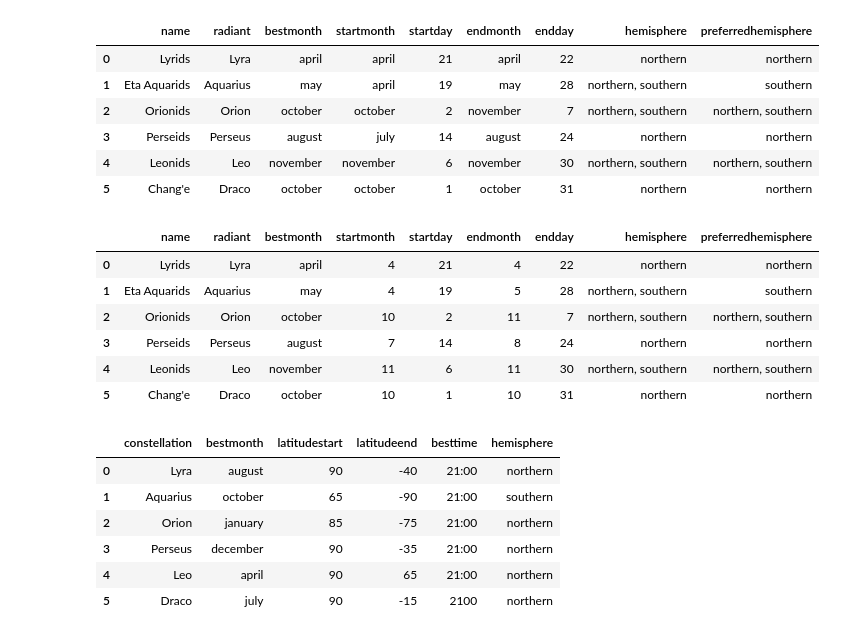
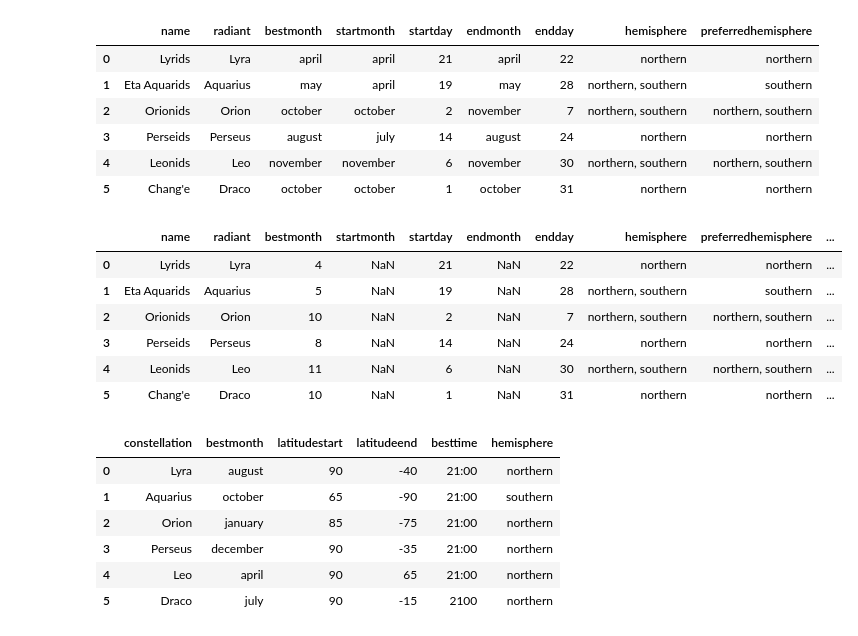
Before and after one commit to juhyun302/MS_pythonProject, a Jupyter notebook: 02_유성우_미션 4.ipynb, the cells around one changed output. Drawn from its saved outputs; the diff is of its cells as text; code cells hidden in the pictures.

```diff
--- a/02_유성우_미션 4.ipynb
+++ b/02_유성우_미션 4.ipynb
@@ -959,17 +959,18 @@ new_meteor_showers
 | 5 | Chang'e | Draco | october | october | 1 | october | 31 | northern | northern |
 # %%
 # new_meteor_showers 데이터프레임 월명 매핑
+new_meteor_showers['bestmonth'] = new_meteor_showers['bestmonth'].map(months)
 new_meteor_showers['startmonth'] = new_meteor_showers['startmonth'].map(months)
 new_meteor_showers['endmonth'] = new_meteor_showers['endmonth'].map(months)
 new_meteor_showers
 # %% [output]
-|  | name | radiant | bestmonth | startmonth | startday | endmonth | endday | hemisphere | preferredhemisphere |
-| 0 | Lyrids | Lyra | april | 4 | 21 | 4 | 22 | northern | northern |
-| 1 | Eta Aquarids | Aquarius | may | 4 | 19 | 5 | 28 | northern, southern | southern |
-| 2 | Orionids | Orion | october | 10 | 2 | 11 | 7 | northern, southern | northern, southern |
-| 3 | Perseids | Perseus | august | 7 | 14 | 8 | 24 | northern | northern |
-| 4 | Leonids | Leo | november | 11 | 6 | 11 | 30 | northern, southern | northern, southern |
-| 5 | Chang'e | Draco | october | 10 | 1 | 10 | 31 | northern | northern |
+|  | name | radiant | bestmonth | startmonth | startday | endmonth | endday | hemisphere | preferredhemisphere | ... |
+| 0 | Lyrids | Lyra | 4 | NaN | 21 | NaN | 22 | northern | northern | ... |
+| 1 | Eta Aquarids | Aquarius | 5 | NaN | 19 | NaN | 28 | northern, southern | southern | ... |
+| 2 | Orionids | Orion | 10 | NaN | 2 | NaN | 7 | northern, southern | northern, southern | ... |
+| 3 | Perseids | Perseus | 8 | NaN | 14 | NaN | 24 | northern | northern | ... |
+| 4 | Leonids | Leo | 11 | NaN | 6 | NaN | 30 | northern, southern | northern, southern | ... |
+| 5 | Chang'e | Draco | 10 | NaN | 1 | NaN | 31 | northern | northern | ... |
 # %%
 new_constellations
 # %% [output]
```
Also changed, not shown: parts of 3 cells of this notebook.
